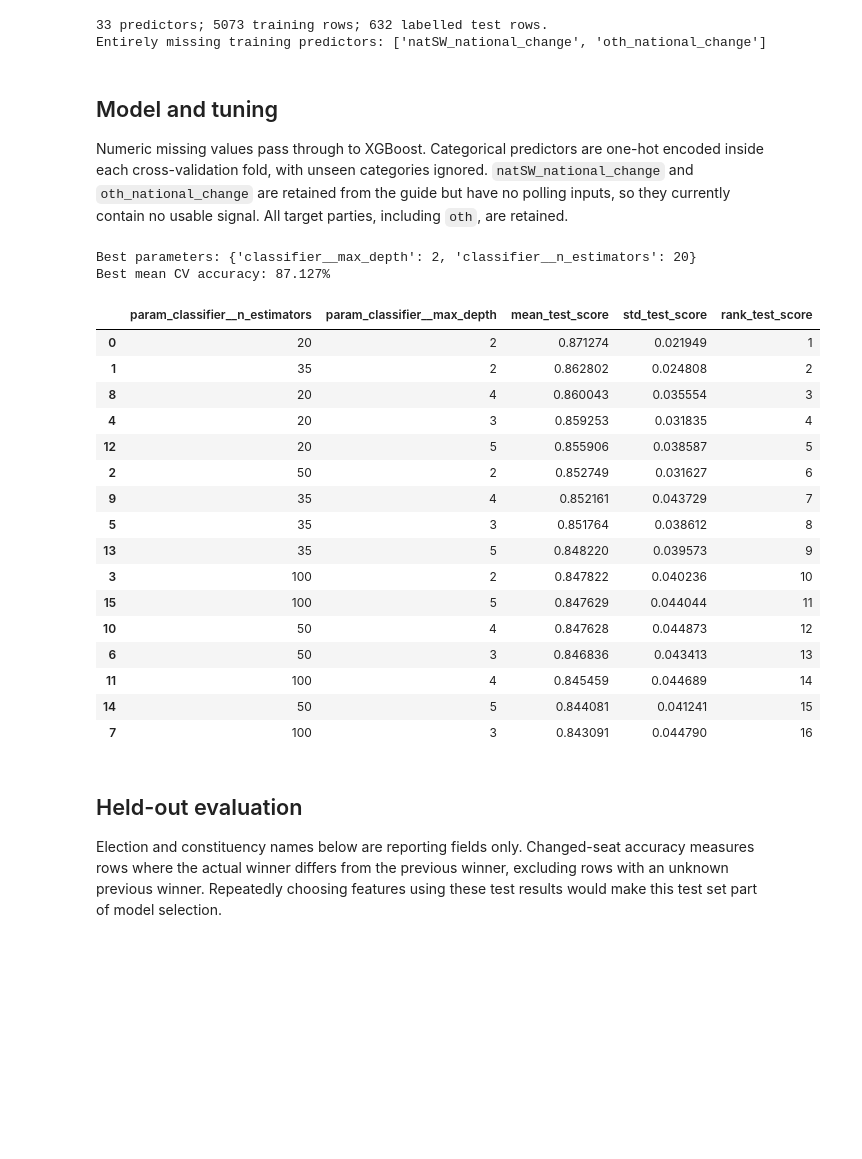
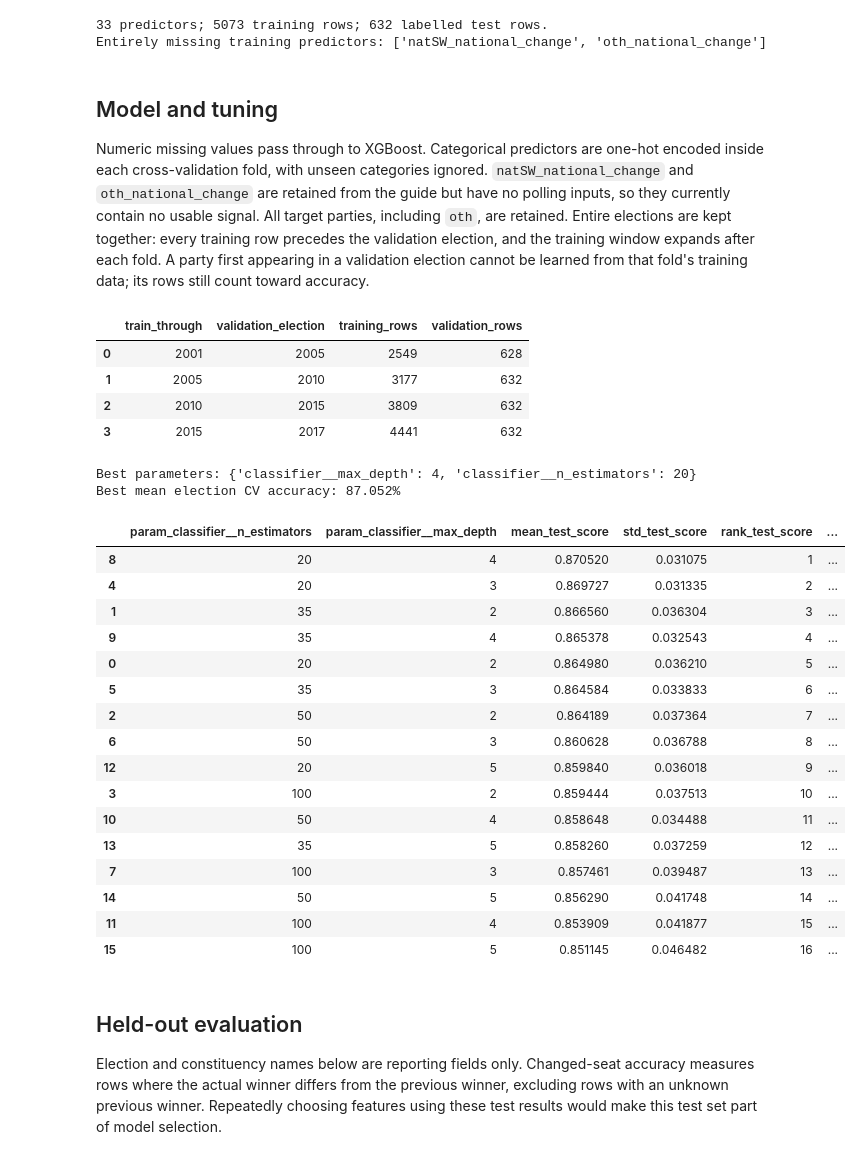
Before and after one commit to jonathanmoore4/Election-Prediction-12.08, a Jupyter notebook: Analysis and model development/07_improving_feature_engineering/07_xgboost_expanded_predictors.ipynb, the cells around one changed output. Drawn from its saved outputs; the diff is of its cells as text; code cells hidden in the pictures; blank space fills up the shorter version.

Commit message:
added features and improved XGboost

```diff
--- a/Analysis and model development/07_improving_feature_engineering/07_xgboost_expanded_predictors.ipynb
+++ b/Analysis and model development/07_improving_feature_engineering/07_xgboost_expanded_predictors.ipynb
@@ -122,7 +120,7 @@ Entirely missing training predictors: ['natSW_national_change', 'oth_national_ch
 # %% [markdown]
 ## Model and tuning
 
-Numeric missing values pass through to XGBoost. Categorical predictors are one-hot encoded inside each cross-validation fold, with unseen categories ignored. `natSW_national_change` and `oth_national_change` are retained from the guide but have no polling inputs, so they currently contain no usable signal. All target parties, including `oth`, are retained.
+Numeric missing values pass through to XGBoost. Categorical predictors are one-hot encoded inside each cross-validation fold, with unseen categories ignored. `natSW_national_change` and `oth_national_change` are retained from the guide but have no polling inputs, so they currently contain no usable signal. All target parties, including `oth`, are retained. Entire elections are kept together: every training row precedes the validation election, and the training window expands after each fold. A party first appearing in a validation election cannot be learned from that fold's training data; its rows still count toward accuracy.
 # %%
 class LabelledXGBClassifier(ClassifierMixin, BaseEstimator):
     """Keep target encoding local to each fitted estimator."""
@@ -160,55 +158,89 @@ class LabelledXGBClassifier(ClassifierMixin, BaseEstimator):
 
 preprocessing = ColumnTransformer([
     ("categorical", OneHotEncoder(handle_unknown="ignore", sparse_output=False),
      CATEGORICAL_COLUMNS),
     ("numeric", "passthrough", NUMERIC_COLUMNS),
 ])
 pipeline = Pipeline([
     ("preprocessing", preprocessing),
     ("classifier", LabelledXGBClassifier()),
 ])
+# Positional indices refer to the labelled training rows passed to search.fit.
+# Election metadata defines the folds but is never a model predictor.
+cv_years = pd.to_numeric(training["election"], errors="raise").to_numpy()
+if not np.isfinite(cv_years).all():
+    raise ValueError("Every training row must have a valid election year.")
+validation_years = sorted(year for year in np.unique(cv_years) if year > 2001)
+election_splits = []
+fold_summary = []
+for validation_year in validation_years:
+    train_indices = np.flatnonzero(cv_years < validation_year)
+    validation_indices = np.flatnonzero(cv_years == validation_year)
+    if not len(train_indices):
+        raise ValueError(f"No earlier training rows for election {validation_year}.")
+    election_splits.append((train_indices, validation_indices))
+    fold_summary.append({
+        "train_through": int(cv_years[train_indices].max()),
+        "validation_election": int(validation_year),
+        "training_rows": len(train_indices),
+        "validation_rows": len(validation_indices),
+    })
+if len(election_splits) < 2:
+    raise ValueError("At least two validation elections after 2001 are required.")
+display(pd.DataFrame(fold_summary))
+
 search = GridSearchCV(
     estimator=pipeline,
     param_grid={
         "classifier__n_estimators": [20, 35, 50, 100],
         "classifier__max_depth": [2, 3, 4, 5],
     },
     scoring="accuracy",
-    cv=5,
+    cv=election_splits,
+    refit=True,
     n_jobs=-1,
     error_score="raise",
 )
 search.fit(training[FEATURE_COLUMNS], training["winner"])
 model = search.best_estimator_
 print("Best parameters:", search.best_params_)
-print(f"Best mean CV accuracy: {search.best_score_:.3%}")
+print(f"Best mean election CV accuracy: {search.best_score_:.3%}")
+split_score_columns = [f"split{i}_test_score" for i in range(len(election_splits))]
 display(pd.DataFrame(search.cv_results_)[[
     "param_classifier__n_estimators",
     "param_classifier__max_depth",
     "mean_test_score",
     "std_test_score",
     "rank_test_score",
-]].sort_values("rank_test_score"))
+] + split_score_columns].rename(columns={
+    column: f"accuracy_{int(year)}"
+    for column, year in zip(split_score_columns, validation_years)
+}).sort_values("rank_test_score"))
 # %% [output]
+|  | train_through | validation_election | training_rows | validation_rows |
+| 0 | 2001 | 2005 | 2549 | 628 |
+| 1 | 2005 | 2010 | 3177 | 632 |
+| 2 | 2010 | 2015 | 3809 | 632 |
+| 3 | 2015 | 2017 | 4441 | 632 |
-Best parameters: {'classifier__max_depth': 2, 'classifier__n_estimators': 20}
-Best mean CV accuracy: 87.127%
+Best parameters: {'classifier__max_depth': 4, 'classifier__n_estimators': 20}
+Best mean election CV accuracy: 87.052%
-|  | param_classifier__n_estimators | param_classifier__max_depth | mean_test_score | std_test_score | rank_test_score |
-| 0 | 20 | 2 | 0.871274 | 0.021949 | 1 |
-| 1 | 35 | 2 | 0.862802 | 0.024808 | 2 |
-| 8 | 20 | 4 | 0.860043 | 0.035554 | 3 |
-| 4 | 20 | 3 | 0.859253 | 0.031835 | 4 |
-| 12 | 20 | 5 | 0.855906 | 0.038587 | 5 |
-| 2 | 50 | 2 | 0.852749 | 0.031627 | 6 |
-| 9 | 35 | 4 | 0.852161 | 0.043729 | 7 |
-| 5 | 35 | 3 | 0.851764 | 0.038612 | 8 |
-| 13 | 35 | 5 | 0.848220 | 0.039573 | 9 |
-| 3 | 100 | 2 | 0.847822 | 0.040236 | 10 |
-| 15 | 100 | 5 | 0.847629 | 0.044044 | 11 |
-| 10 | 50 | 4 | 0.847628 | 0.044873 | 12 |
-| 6 | 50 | 3 | 0.846836 | 0.043413 | 13 |
-| 11 | 100 | 4 | 0.845459 | 0.044689 | 14 |
-| 14 | 50 | 5 | 0.844081 | 0.041241 | 15 |
-| 7 | 100 | 3 | 0.843091 | 0.044790 | 16 |
+|  | param_classifier__n_estimators | param_classifier__max_depth | mean_test_score | std_test_score | rank_test_score | ... |
+| 8 | 20 | 4 | 0.870520 | 0.031075 | 1 | ... |
+| 4 | 20 | 3 | 0.869727 | 0.031335 | 2 | ... |
+| 1 | 35 | 2 | 0.866560 | 0.036304 | 3 | ... |
+| 9 | 35 | 4 | 0.865378 | 0.032543 | 4 | ... |
+| 0 | 20 | 2 | 0.864980 | 0.036210 | 5 | ... |
+| 5 | 35 | 3 | 0.864584 | 0.033833 | 6 | ... |
+| 2 | 50 | 2 | 0.864189 | 0.037364 | 7 | ... |
+| 6 | 50 | 3 | 0.860628 | 0.036788 | 8 | ... |
+| 12 | 20 | 5 | 0.859840 | 0.036018 | 9 | ... |
+| 3 | 100 | 2 | 0.859444 | 0.037513 | 10 | ... |
+| 10 | 50 | 4 | 0.858648 | 0.034488 | 11 | ... |
+| 13 | 35 | 5 | 0.858260 | 0.037259 | 12 | ... |
+| 7 | 100 | 3 | 0.857461 | 0.039487 | 13 | ... |
+| 14 | 50 | 5 | 0.856290 | 0.041748 | 14 | ... |
+| 11 | 100 | 4 | 0.853909 | 0.041877 | 15 | ... |
+| 15 | 100 | 5 | 0.851145 | 0.046482 | 16 | ... |
 # %% [markdown]
 ## Held-out evaluation
 
```
Also changed, not shown: parts of 4 cells of this notebook, 5 other files.
